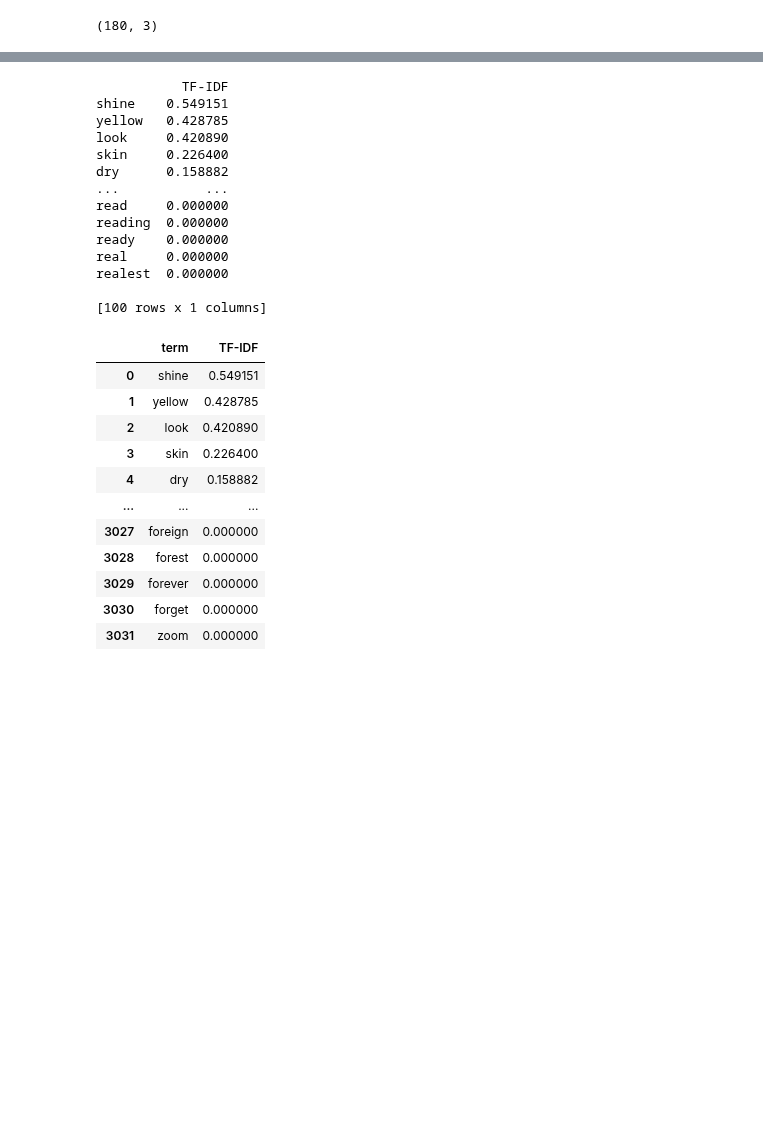
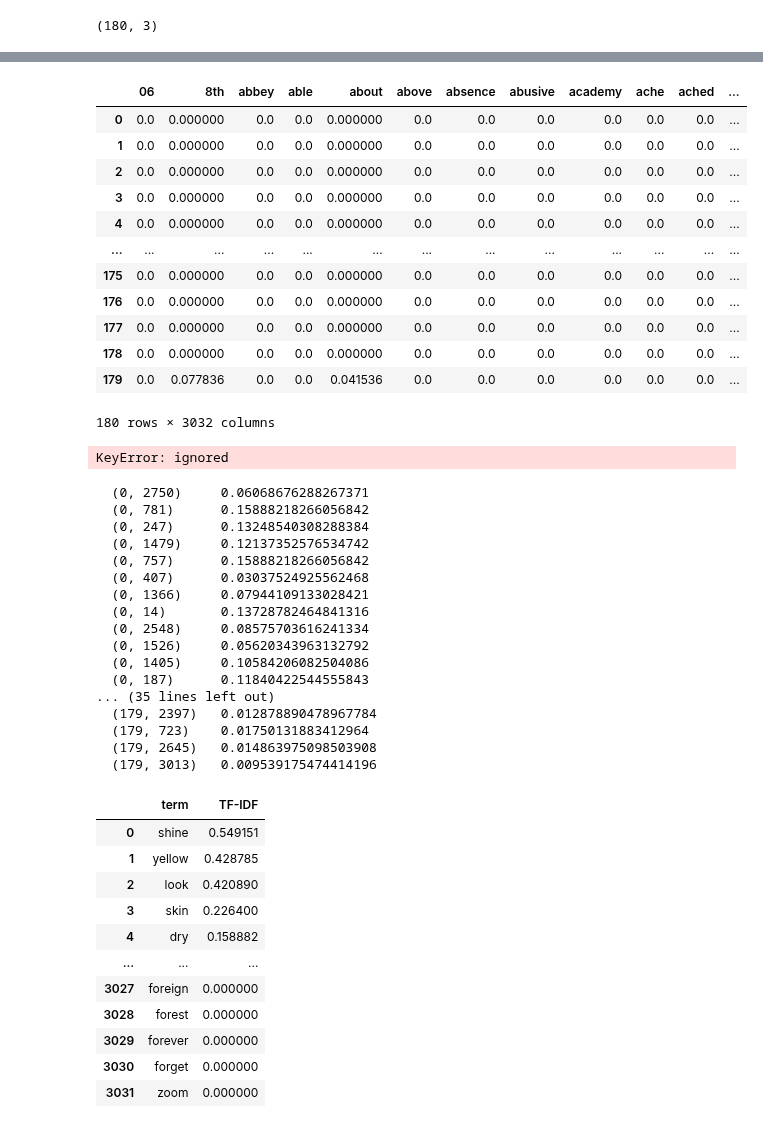
Before and after one commit to Gail529/Recommendation-system, a Jupyter notebook: tfidf_song.ipynb, the cells around one changed output, grey strips where cells are left out. Cells and saved outputs as stored; diff of their text form; code cells hidden in the pictures; blank space fills up the shorter version.

```diff
--- a/tfidf_song.ipynb
+++ b/tfidf_song.ipynb
@@ -38,6 +53,37 @@ array(["[['look', 'stars', 'look', 'shine', 'everything', 'yeah', 'yellow', 'cam
        "[['oh', 'na', 'na', 'na', 'na', 'na', 'na', 'na', 'na', 'never', 'really', 'feel', 'thing', 'kinda', 'froze', 'one', 'even', 'kinda', 'came', 'close', 'pinch', 'longer', 'comatose', 'woke', 'l ...
        '[[\'I\', \'was\', \'I\', \'was\', \'I\', \'was\', \'Gon\', \'na\', \'say\', \'something\', \'that\', \'would\', \'solve\', \'all\', \'our\', \'problems\', \'But\', \'then\', \'I\', \'got\', \' ...
       dtype=object)
+# %%
+vectorizer=TfidfVectorizer()
+vectors=vectorizer.fit_transform(dataset)
+feature_names=vectorizer.get_feature_names()
+dense=vectors.todense()
+denselist=dense.tolist()
+df=pd.DataFrame(denselist,columns=feature_names)
+# %%
+df.to_csv
+# %% [output]
+|  | 06 | 8th | abbey | able | about | above | absence | abusive | academy | ache | ached | ... |
+| 0 | 0.0 | 0.000000 | 0.0 | 0.0 | 0.000000 | 0.0 | 0.0 | 0.0 | 0.0 | 0.0 | 0.0 | ... |
+| 1 | 0.0 | 0.000000 | 0.0 | 0.0 | 0.000000 | 0.0 | 0.0 | 0.0 | 0.0 | 0.0 | 0.0 | ... |
+| 2 | 0.0 | 0.000000 | 0.0 | 0.0 | 0.000000 | 0.0 | 0.0 | 0.0 | 0.0 | 0.0 | 0.0 | ... |
+| 3 | 0.0 | 0.000000 | 0.0 | 0.0 | 0.000000 | 0.0 | 0.0 | 0.0 | 0.0 | 0.0 | 0.0 | ... |
+| 4 | 0.0 | 0.000000 | 0.0 | 0.0 | 0.000000 | 0.0 | 0.0 | 0.0 | 0.0 | 0.0 | 0.0 | ... |
+| ... | ... | ... | ... | ... | ... | ... | ... | ... | ... | ... | ... | ... |
+| 175 | 0.0 | 0.000000 | 0.0 | 0.0 | 0.000000 | 0.0 | 0.0 | 0.0 | 0.0 | 0.0 | 0.0 | ... |
+| 176 | 0.0 | 0.000000 | 0.0 | 0.0 | 0.000000 | 0.0 | 0.0 | 0.0 | 0.0 | 0.0 | 0.0 | ... |
+| 177 | 0.0 | 0.000000 | 0.0 | 0.0 | 0.000000 | 0.0 | 0.0 | 0.0 | 0.0 | 0.0 | 0.0 | ... |
+| 178 | 0.0 | 0.000000 | 0.0 | 0.0 | 0.000000 | 0.0 | 0.0 | 0.0 | 0.0 | 0.0 | 0.0 | ... |
+| 179 | 0.0 | 0.077836 | 0.0 | 0.0 | 0.041536 | 0.0 | 0.0 | 0.0 | 0.0 | 0.0 | 0.0 | ... |
+180 rows × 3032 columns
+# %%
+no=emo_df['id'].values
+for n in no:
+    for t in text:
+        value=df.loc[n,t]
+        value
+# %% [output]
+KeyError: ignored
 # %%
 from sklearn.feature_extraction.text import TfidfVectorizer
 # %%
@@ -45,22 +91,25 @@ tfidfVectorizer=TfidfVectorizer(use_idf=True)
 tfidf=tfidfVectorizer.fit_transform(dataset)
 df=pd.DataFrame(tfidf[0].T.todense(),index=tfidfVectorizer.get_feature_names(),columns=["TF-IDF"])
 df = df.sort_values('TF-IDF',ascending=False)
-print(df.head(100))
+print(df)
 # %% [output]
-           TF-IDF
-shine    0.549151
-yellow   0.428785
-look     0.420890
-skin     0.226400
-dry      0.158882
-...           ...
-read     0.000000
-reading  0.000000
-ready    0.000000
-real     0.000000
-realest  0.000000
-
-[100 rows x 1 columns]
+  (0, 2750)     0.06068676288267371
+  (0, 781)      0.15888218266056842
+  (0, 247)      0.13248540308288384
+  (0, 1479)     0.12137352576534742
+  (0, 757)      0.15888218266056842
+  (0, 407)      0.03037524925562468
+  (0, 1366)     0.07944109133028421
+  (0, 14)       0.13728782464841316
+  (0, 2548)     0.08575703616241334
+  (0, 1526)     0.05620343963132792
+  (0, 1405)     0.10584206082504086
+  (0, 187)      0.11840422544555843
+... (35 lines left out)
+  (179, 2397)   0.012878890478967784
+  (179, 723)    0.01750131883412964
+  (179, 2645)   0.014863975098503908
+  (179, 3013)   0.009539175474414196
 # %%
 df.reset_index(inplace=True)
 df.rename(columns={"index":"term"},inplace=True)
```
Also changed, not shown: parts of 2 cells of this notebook.
